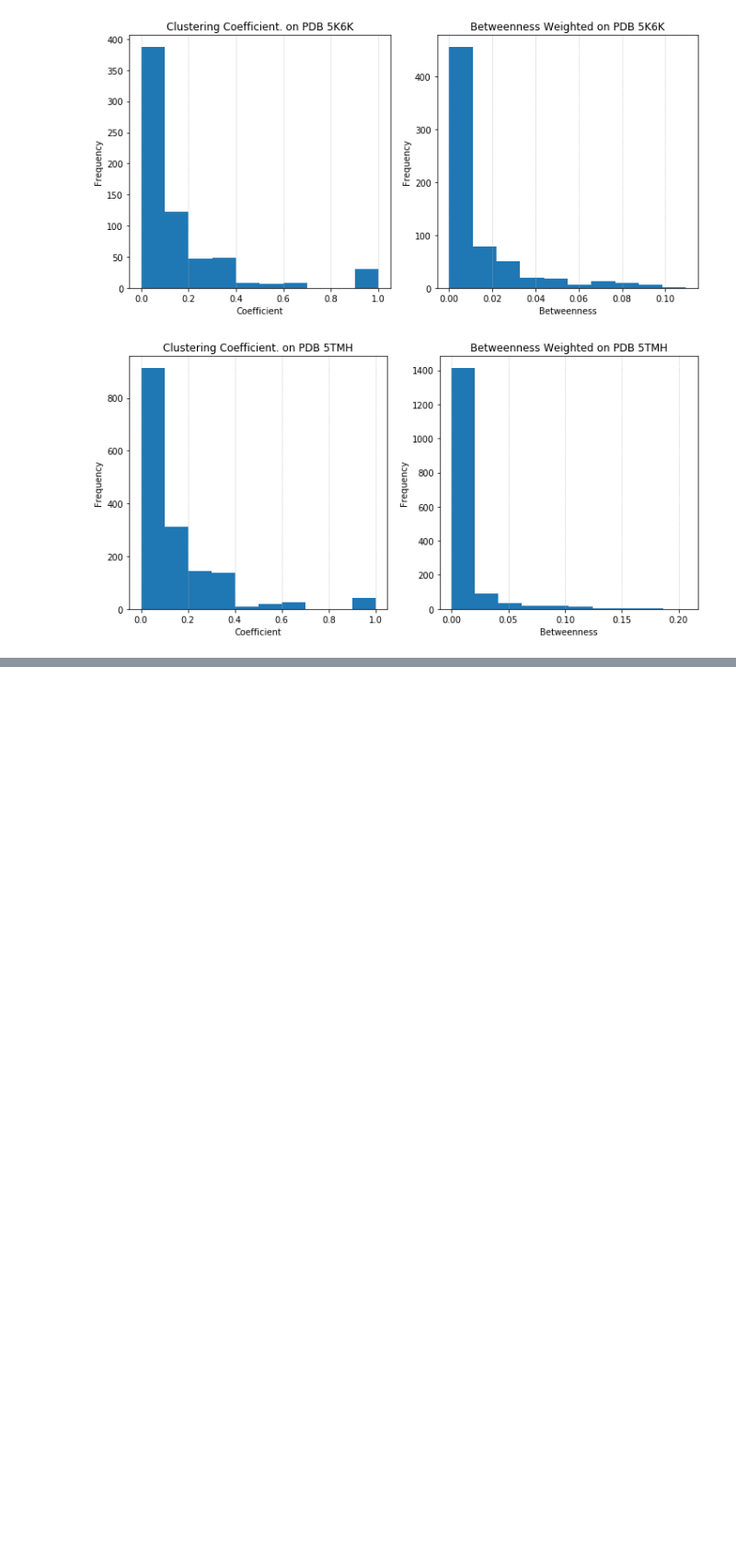
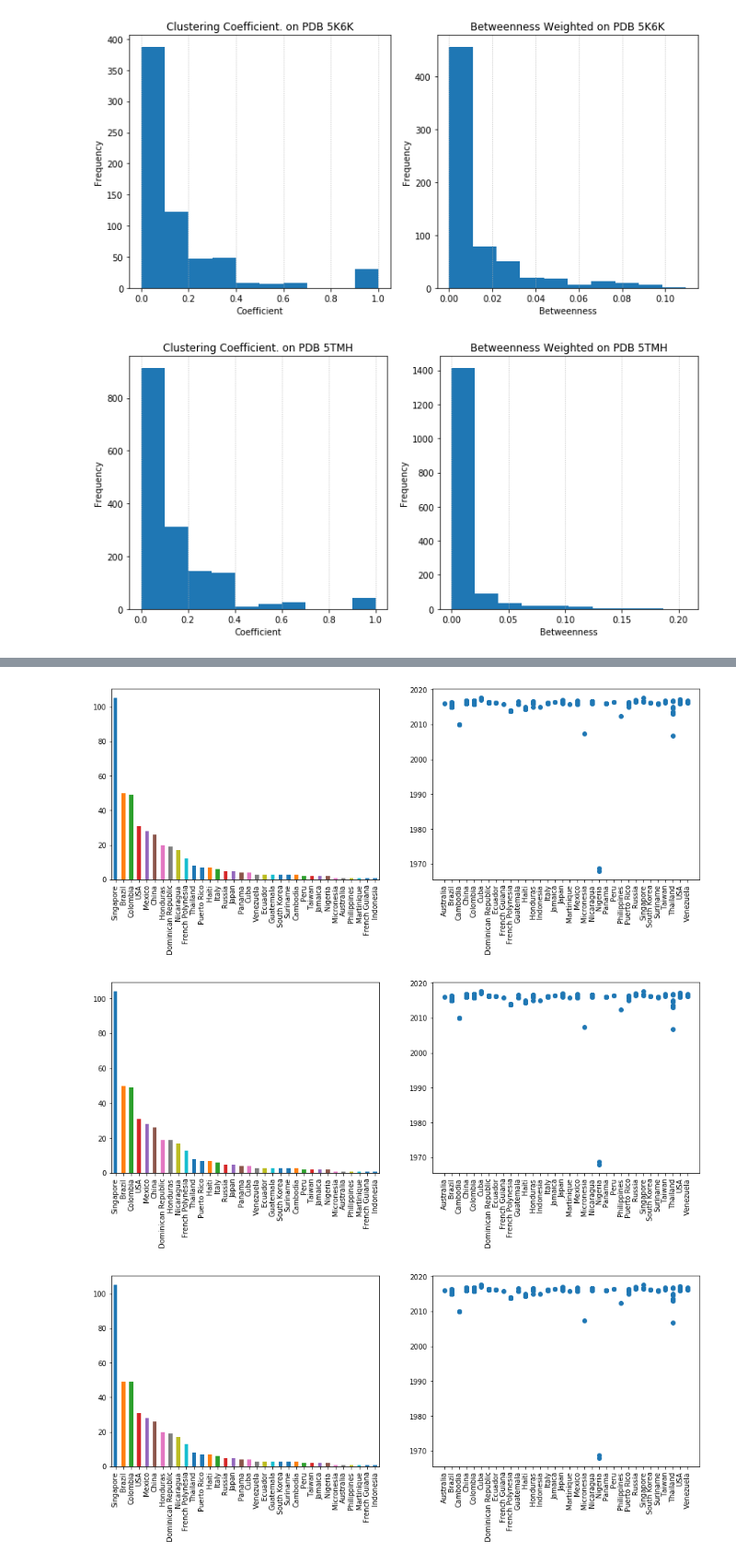
Before and after one commit to bombermal/Proj_BSc_Zika-Analysis-2, a Jupyter notebook: Second approach.ipynb, the cells around one changed output, grey strips where cells are left out. Shown at 92% size. Cells and saved outputs as stored; diff of their text form; code cells hidden in the pictures; blank space fills up the shorter version.

```diff
--- a/Second approach.ipynb
+++ b/Second approach.ipynb
@@ -194,3 +194,11 @@ for ii in names:
 [figure]
 [figure]
 [figure]
+# %%
+def returnIdList(poliListAmino, poliListDegree, polimorfValue, degreeValues):
+    poliList = wFunc.findPoli(poliListAmino, polimorfValue)
+    temp = poliListDegree[poliListDegree[poliList.columns] > degreeValues].dropna(how="all", axis=1)
+    temp2 = poliListDegree.iloc[:,:1].copy()
+    return temp2.join(temp).ID.tolist()
+
+temp = returnIdList(poliListAmino[0], poliListDegree[0], 4, 8)
@@ -196,0 +235,20 @@ for ii in names:
+# %%
+dataList = ['5GS6', '5IY3', '5K6K', '5JMT', "5TMH"]
+for ii, jj in enumerate(dataList):
+    temp = returnIdList(poliListAmino[ii], poliListAmino[ii], 4, 8)
+    temp2 = pd.DataFrame()
+    for kk in temp:
+        tam = len(temp2)
+        temp2.loc[tam, "ID"] = kk
+        temp2.loc[tam, "Region"] = fastaProDF[fastaProDF.ID == kk].Region.values[0]
+        temp2.loc[tam, "Date"] = fastaProDF[fastaProDF.ID == kk].Date.values[0]
+
+    fig, (ax1, ax2) = plt.subplots(1, 2, figsize=[15, 5])
+    temp2.Region.value_counts().plot(kind="bar", ax=ax1)
+    ax2.plot_date(temp2.Region, temp2.Date)
+    ax2.xaxis.set_tick_params(rotation=90, labelsize=10)
+    plt.show()
+# %% [output]
+[figure, added]
+[figure, added]
+[figure, added]
```
Also changed, not shown: parts of 9 cells of this notebook, 1 other file.
